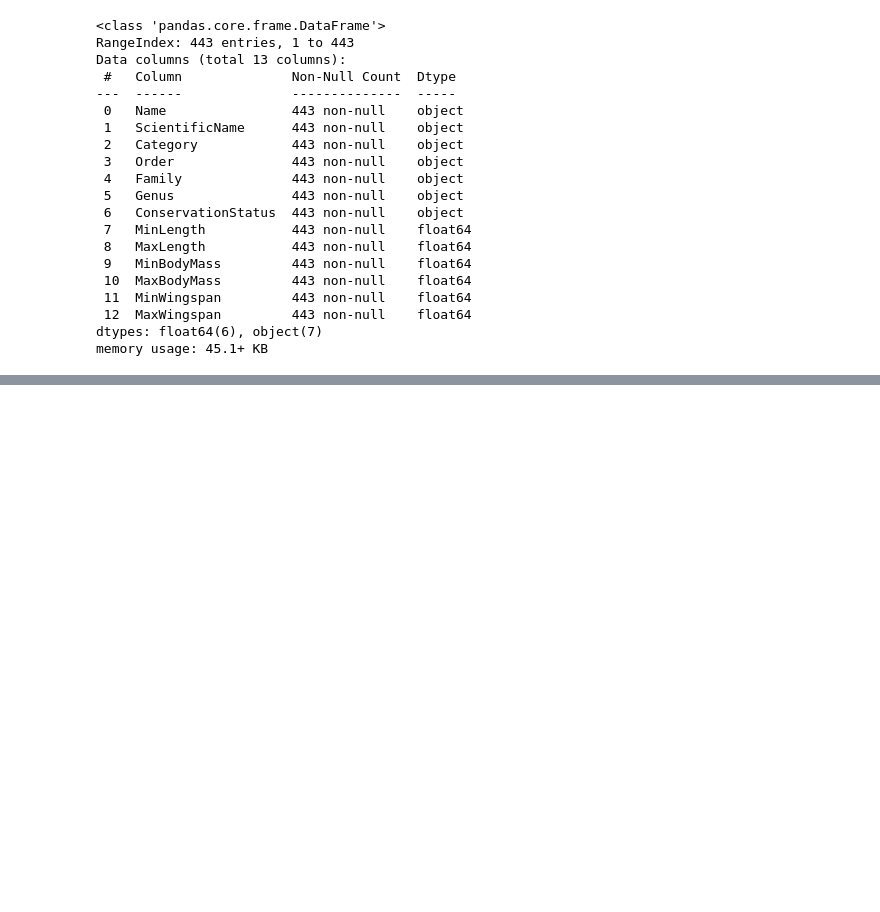
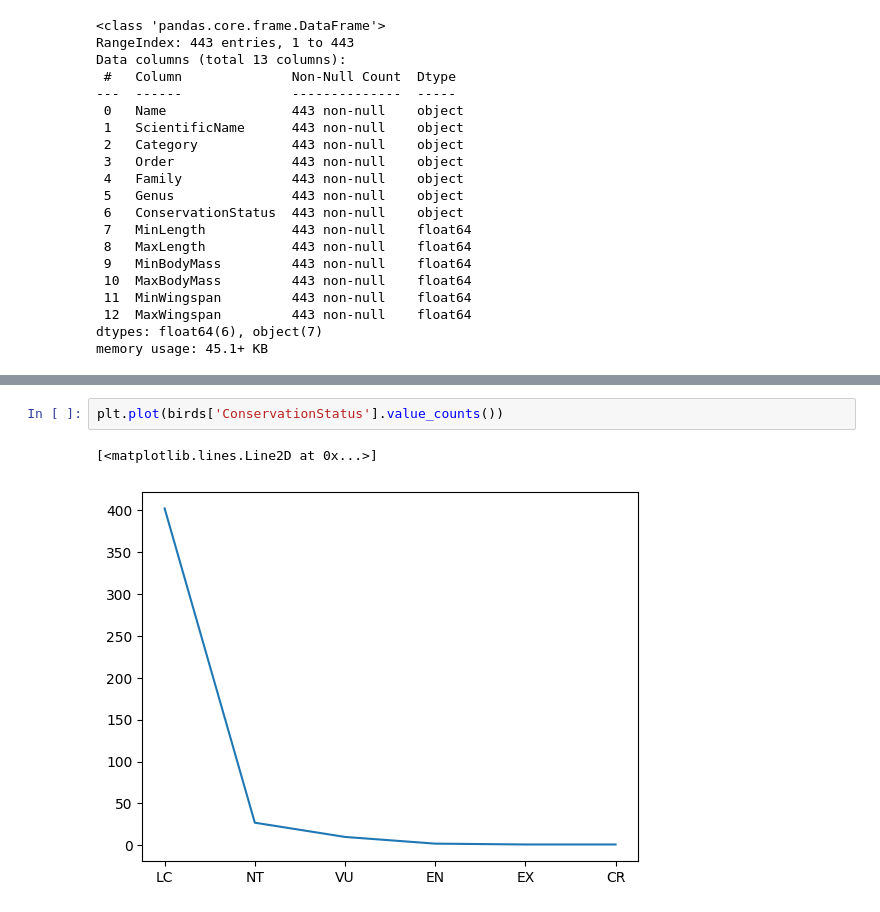
Before and after one commit to adewoye-saheed-dML/Data_Science_Assignment, a Jupyter notebook: visualization/Data visualization.ipynb, the cells around one changed output, grey strips where cells are left out. Cells and saved outputs as stored; diff of their text form; blank space fills up the shorter version.

```diff
--- a/visualization/Data visualization.ipynb
+++ b/visualization/Data visualization.ipynb
@@ -61,0 +80,5 @@ birds.head()
+# %%
+plt.plot(birds['ConservationStatus'].value_counts())
+# %% [output]
+[<matplotlib.lines.Line2D at 0x...>]
+[figure, added]
```
Also changed, not shown: parts of 4 cells of this notebook.
